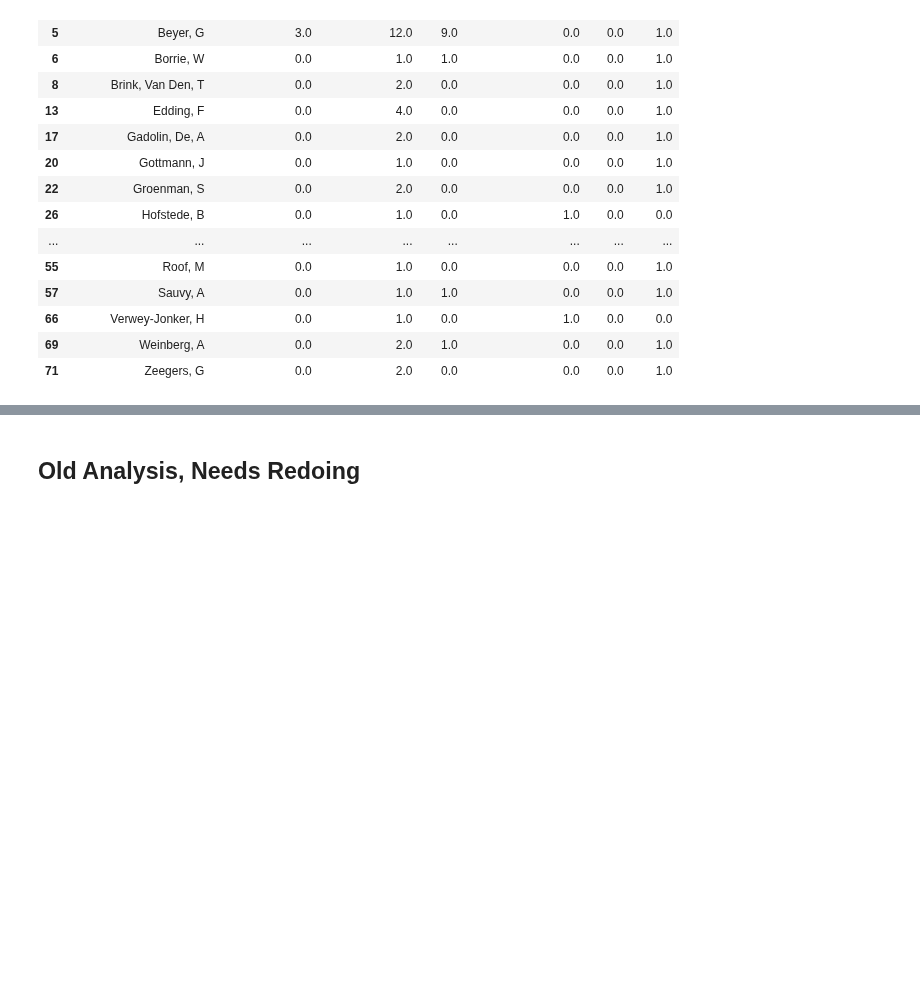
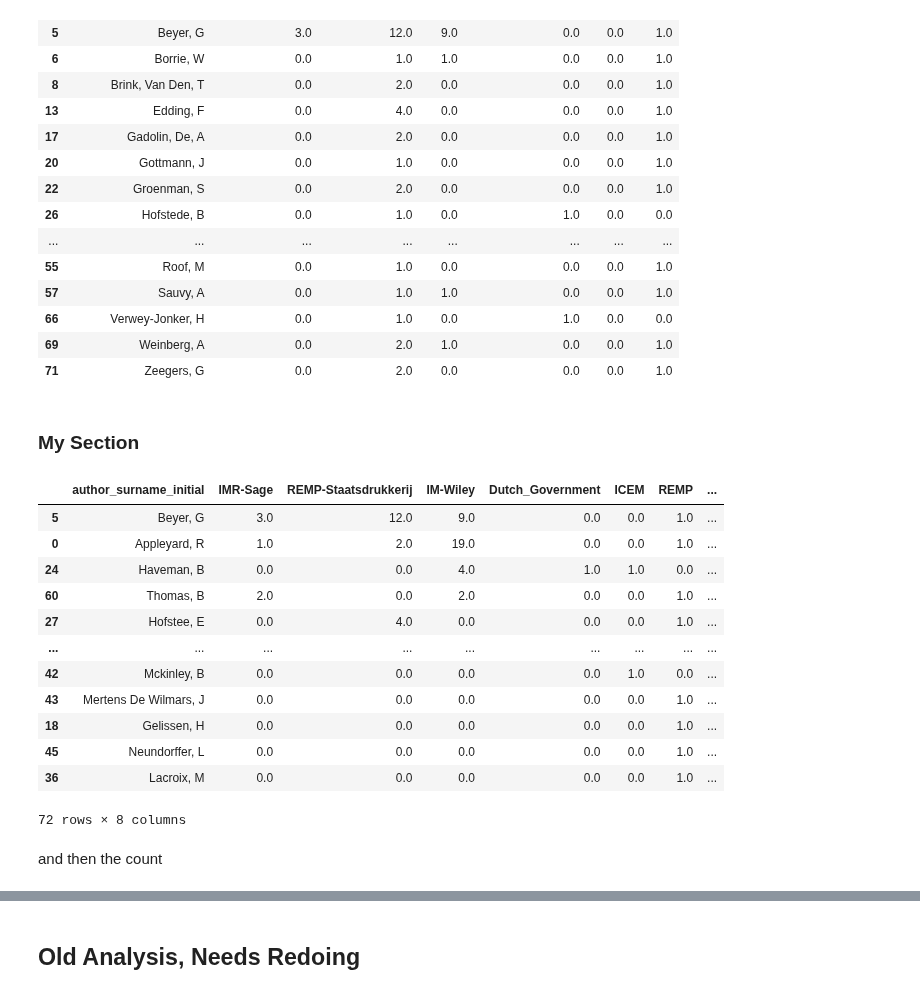
Before and after one commit to HoekR/migrant_discourse, a Jupyter notebook: notebooks/Community-overlap-analysis.ipynb, the cells around one changed output, grey strips where cells are left out. Drawn from its saved outputs; the diff is of its cells as text; code cells hidden in the pictures; blank space fills up the shorter version.

```diff
--- a/notebooks/Community-overlap-analysis.ipynb
+++ b/notebooks/Community-overlap-analysis.ipynb
@@ -534,3 +550,35 @@ org_au_df[org_au_df['Staatsdrukkerij'] > 0]
 org_au_df.to_csv('../data/authors-organisations-overlap.csv')
 # %%
 au_org_df.to_csv('../data/authors-organisations-overlap-all.csv')
+# %% [markdown]
+### My Section
+# %%
+overlap_df = org_au_df
+
+overlap_df.rename(columns={'Sage Publishing':'IMR-Sage', 'Staatsdrukkerij':'REMP-Staatsdrukkerij', 'Wiley':'IM-Wiley',
+       'Dutch Government':'Dutch_Government'}, inplace=True)
+overlap_df.columns
+
+article_cols = ['IMR-Sage', 'REMP-Staatsdrukkerij','IM-Wiley']
+governance_cols = ['Dutch_Government', 'ICEM', 'REMP']
+# %%
+overlap_df['total'] = overlap_df[['IMR-Sage', 'REMP-Staatsdrukkerij', 'IM-Wiley',
+       'Dutch_Government', 'ICEM', 'REMP']].sum(axis=1)
+# %%
+overlap_df.sort_values(['total'], ascending=False)
+# %% [output]
+|  | author_surname_initial | IMR-Sage | REMP-Staatsdrukkerij | IM-Wiley | Dutch_Government | ICEM | REMP | ... |
+| 5 | Beyer, G | 3.0 | 12.0 | 9.0 | 0.0 | 0.0 | 1.0 | ... |
+| 0 | Appleyard, R | 1.0 | 2.0 | 19.0 | 0.0 | 0.0 | 1.0 | ... |
+| 24 | Haveman, B | 0.0 | 0.0 | 4.0 | 1.0 | 1.0 | 0.0 | ... |
+| 60 | Thomas, B | 2.0 | 0.0 | 2.0 | 0.0 | 0.0 | 1.0 | ... |
+| 27 | Hofstee, E | 0.0 | 4.0 | 0.0 | 0.0 | 0.0 | 1.0 | ... |
+| ... | ... | ... | ... | ... | ... | ... | ... | ... |
+| 42 | Mckinley, B | 0.0 | 0.0 | 0.0 | 0.0 | 1.0 | 0.0 | ... |
+| 43 | Mertens De Wilmars, J | 0.0 | 0.0 | 0.0 | 0.0 | 0.0 | 1.0 | ... |
+| 18 | Gelissen, H | 0.0 | 0.0 | 0.0 | 0.0 | 0.0 | 1.0 | ... |
+| 45 | Neundorffer, L | 0.0 | 0.0 | 0.0 | 0.0 | 0.0 | 1.0 | ... |
+| 36 | Lacroix, M | 0.0 | 0.0 | 0.0 | 0.0 | 0.0 | 1.0 | ... |
+72 rows × 8 columns
+# %% [markdown]
+and then the count
```
Also changed, not shown: parts of 19 cells of this notebook, 2 other files.
